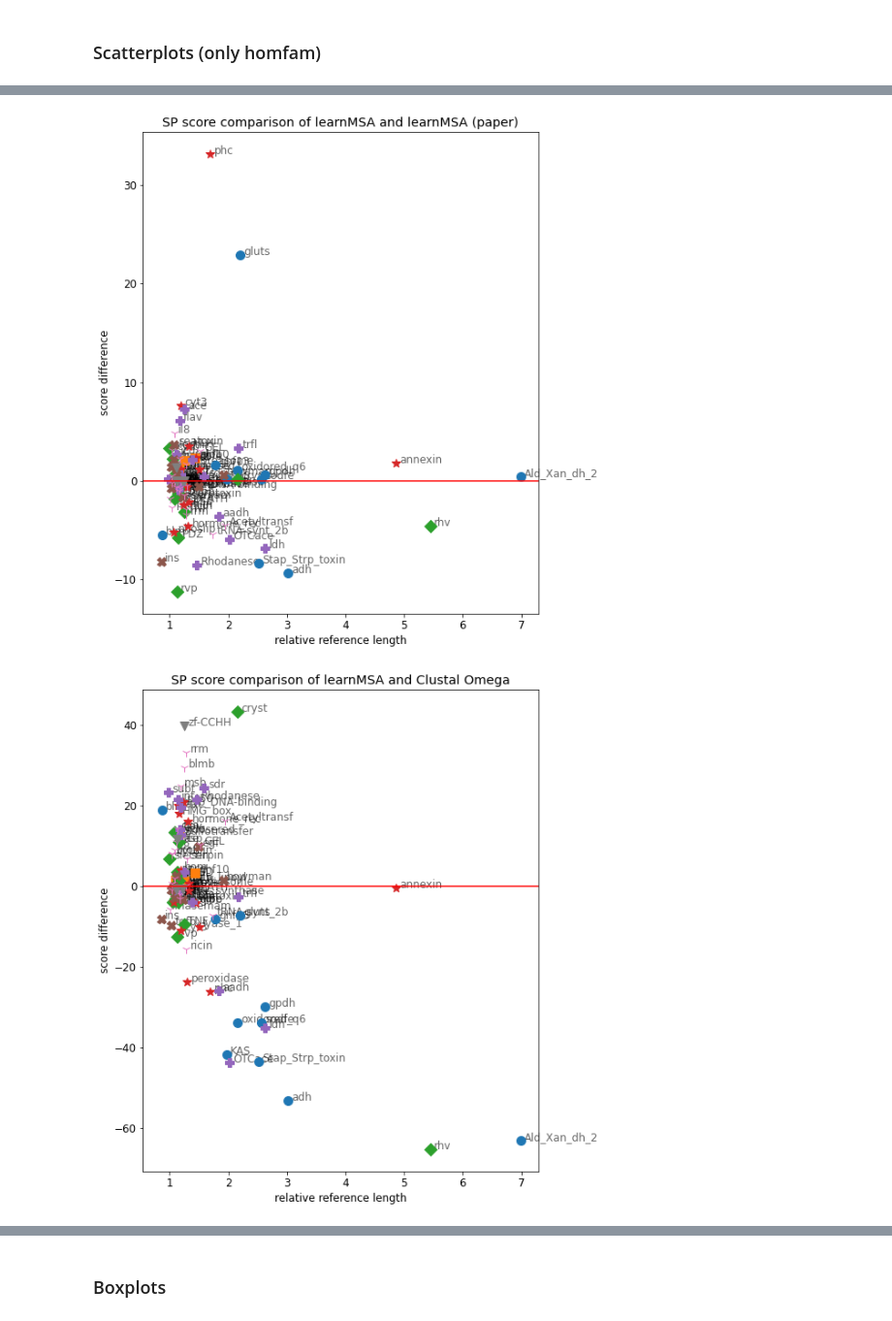
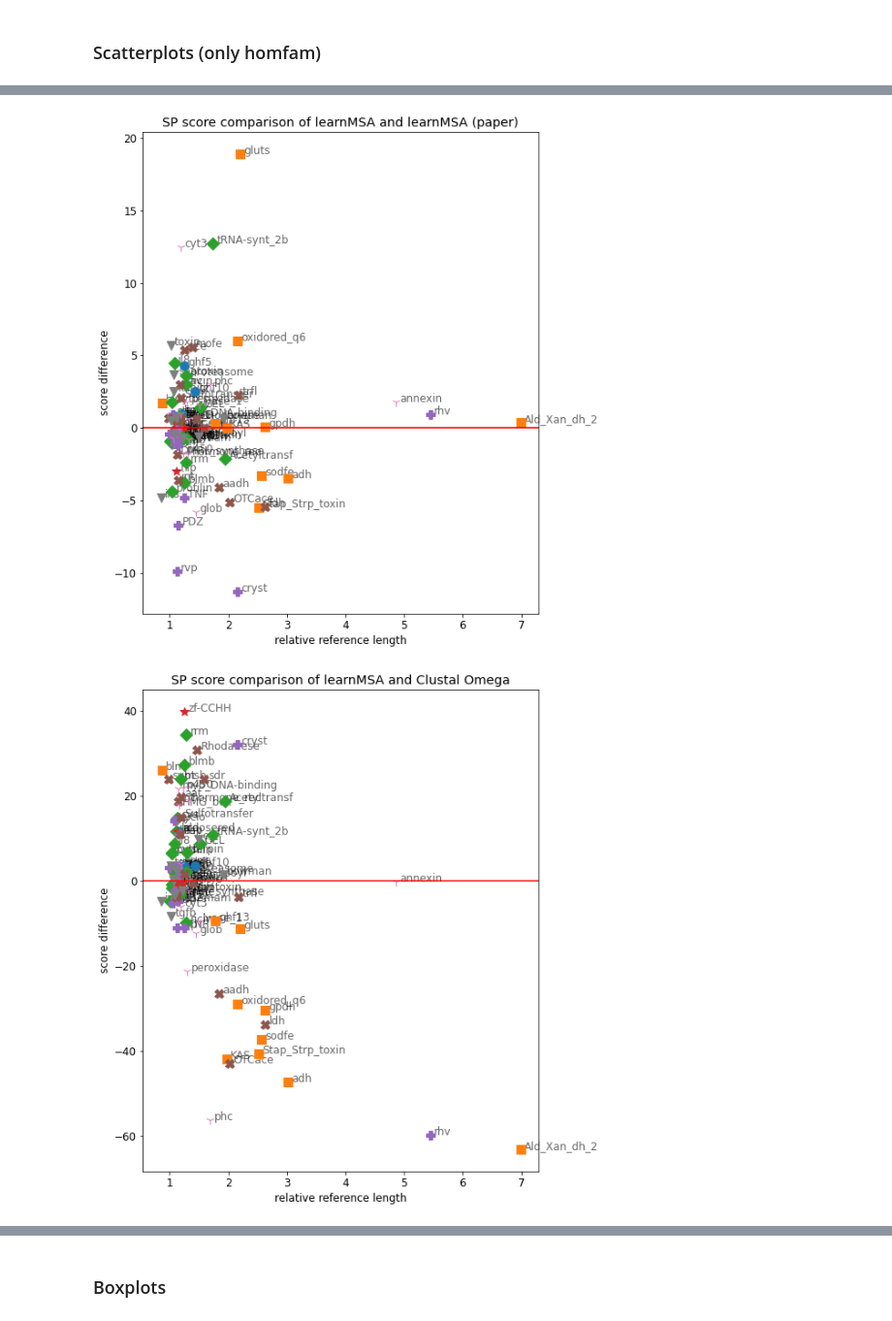
Before and after one commit to felbecker/MSA-HMM-Analysis, a Jupyter notebook: EvalExperiment.ipynb, the cells around one changed output, grey strips where cells are left out. Shown at 97% size. Saved outputs shown, nothing was run; the diff lists cells and outputs as text; code cells hidden in the pictures.

```diff
--- a/EvalExperiment.ipynb
+++ b/EvalExperiment.ipynb
@@ -26,8 +27,8 @@ Comparison tools:
 Alignments were constructed on refs + homologs and scores computed for the induced alignment only on the reference sequences. SP and TC score were computed using t_coffee's -aln_compare option. The scores are computed with respect to all residues indepent of structural relevance.
 # %%
 datasets = ["homfam", "balifam100", "balifam10000", "balifrag", "large"]
-msa_methods = ["learnMSA_fast", "learnMSA_paper", "clustalo", "mafft", "upp", "reg", "MAGUS"]
-msa_method_names = ["learnMSA (faster)", "learnMSA (paper)", "Clustal Omega", "MAFFT", "UPP", "regressive T-Coffee", "MAGUS"] #used in figures
+msa_methods = ["learnMSA_1.1", "learnMSA_paper", "clustalo", "mafft", "upp", "reg", "MAGUS"]
+msa_method_names = ["learnMSA (1.1)", "learnMSA (paper)", "Clustal Omega", "MAFFT", "UPP", "regressive T-Coffee", "MAGUS"] #used in figures
 msa_method_colors = ["aquamarine", "mediumturquoise", "sandybrown", "yellowgreen", "khaki", "plum", "indianred"]
 # %%
 def load_or_generate_stats(dir_path, df_filepath, ext, gaps):
@@ -227,10 +228,10 @@ def score_diff_plot(results, ref_results, results_name, ref_name, legend, x_axis
 # %%
 for m, name in zip(msa_methods[1:], msa_method_names[1:]):
     legend = m == "mafft"
-    score_diff_plot(load_results("results/learnMSA_fast/learnMSA_fast.homfam.out"),
+    score_diff_plot(load_results("results/learnMSA_1.1/learnMSA_1.1.homfam.out"),
                     load_results("results/"+m+"/"+m+".homfam.out"),
                     "learnMSA", name, legend, "overlength")
     plt.savefig("fig/hmm_"+name+"_overlength.pdf", bbox_inches='tight')
 # %% [output]
-[figure, old version]
+[figure, new version]
-[figure, old version]
+[figure, new version]
```
Also changed, not shown: parts of 6 cells of this notebook, 26 other files.
